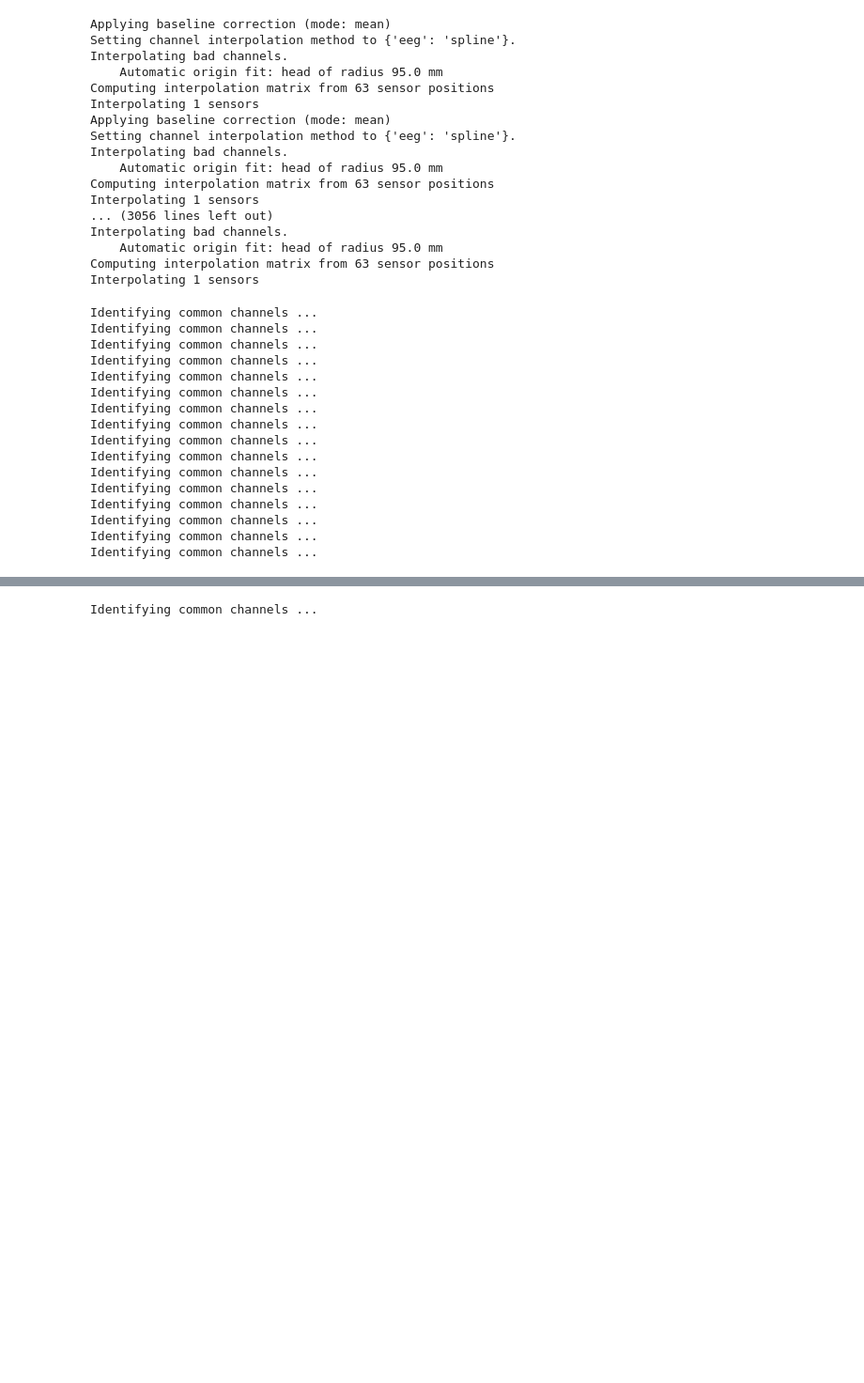
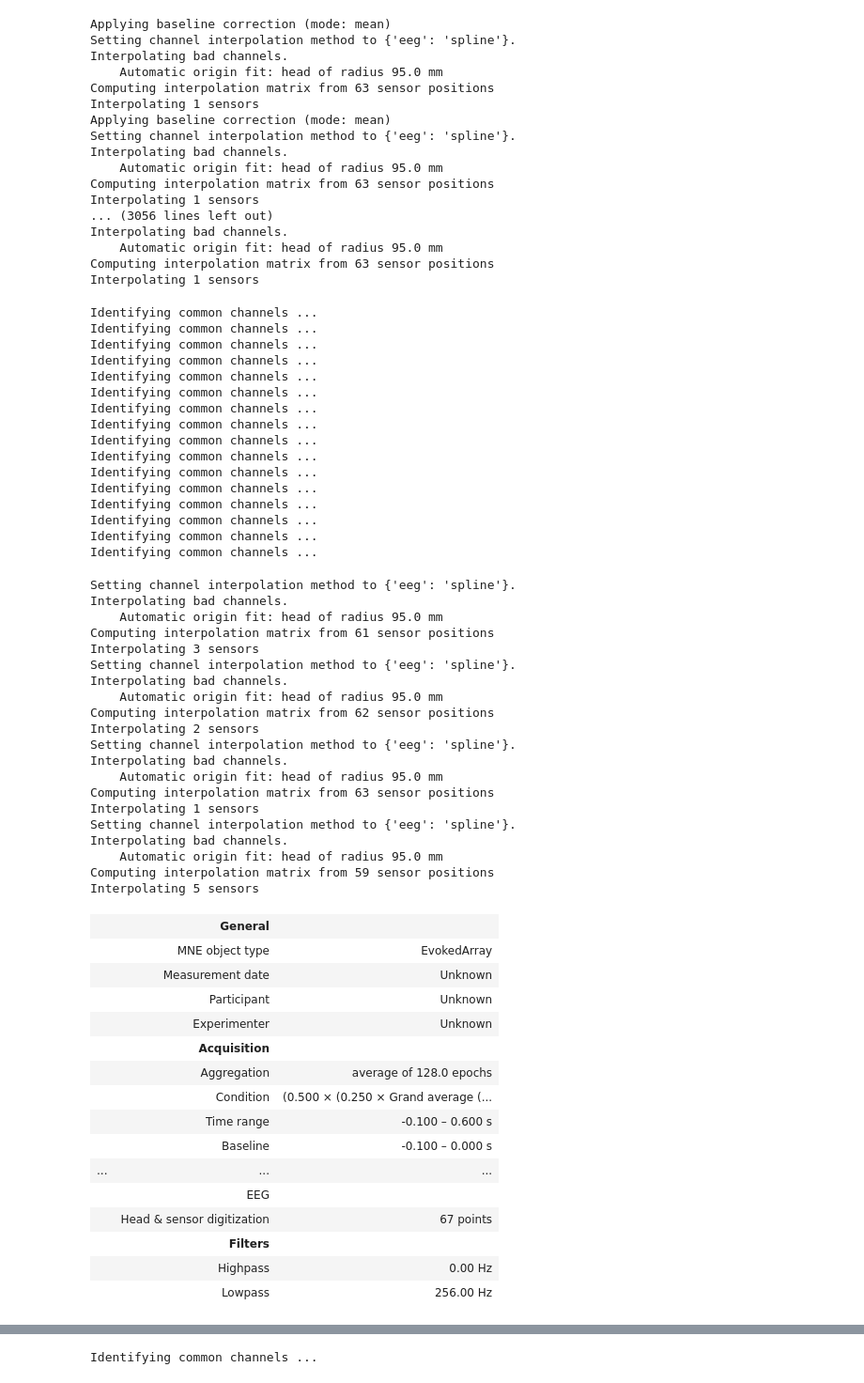
Before and after one commit to maxvanmigem/low-level-visual-prediction-processing, a Jupyter notebook: plotting/topography.ipynb, the cells around one changed output, grey strips where cells are left out. Shown at 94% size. Drawn from its saved outputs; the diff is of its cells as text; code cells hidden in the pictures; blank space fills up the shorter version.

```diff
--- a/plotting/topography.ipynb
+++ b/plotting/topography.ipynb
@@ -162 +194,63 @@ diff_cd = mne.combine_evoked([c,d],weights=[1,-1])
+# %%
+rot_areg = mne.combine_evoked([a1,b1,c1,d1],weights='nave')
+rot_aodd = mne.combine_evoked([a2,b2,c2,d2],weights='nave')
+ori_areg = mne.combine_evoked([a1a,b1a,c1a,d1a],weights='nave')
+ori_aodd = mne.combine_evoked([a2a,b2a,c2a,d2a],weights='nave')
+
+diff_rot_a = mne.combine_evoked([rot_areg,rot_aodd],weights=[1,-1])
+diff_ori_a = mne.combine_evoked([ori_areg,ori_aodd],weights=[1,-1])
+
+a_reg = mne.combine_evoked([rot_areg,ori_areg],weights='nave')
+a_odd = mne.combine_evoked([rot_aodd,ori_aodd],weights='nave')
+
+diff_a = mne.combine_evoked([a_reg,a_odd],weights=[1,-1])
+# %%
+diff.info['bads'] = ['T7','AF7','Fp1']
+diff.interpolate_bads(reset_bads=True)
+
+diff_all.info['bads'] = ['T7','FT7']
+diff_all.interpolate_bads(reset_bads=True)
+
+diff_ori_a.info['bads'] = ['FT7']
+diff_ori_a.interpolate_bads(reset_bads=True)
+
+diff_a.info['bads'] = ['TP7','T7','FT7','AF7','Fp1']
+diff_a.interpolate_bads(reset_bads=True)
+# %% [output]
+Setting channel interpolation method to {'eeg': 'spline'}.
+Interpolating bad channels.
+    Automatic origin fit: head of radius 95.0 mm
+Computing interpolation matrix from 61 sensor positions
+Interpolating 3 sensors
+Setting channel interpolation method to {'eeg': 'spline'}.
+Interpolating bad channels.
+    Automatic origin fit: head of radius 95.0 mm
+Computing interpolation matrix from 62 sensor positions
+Interpolating 2 sensors
+Setting channel interpolation method to {'eeg': 'spline'}.
+Interpolating bad channels.
+    Automatic origin fit: head of radius 95.0 mm
+Computing interpolation matrix from 63 sensor positions
+Interpolating 1 sensors
+Setting channel interpolation method to {'eeg': 'spline'}.
+Interpolating bad channels.
+    Automatic origin fit: head of radius 95.0 mm
+Computing interpolation matrix from 59 sensor positions
+Interpolating 5 sensors
+|  | General |  |
+|  | MNE object type | EvokedArray |
+|  | Measurement date | Unknown |
+|  | Participant | Unknown |
+|  | Experimenter | Unknown |
+|  | Acquisition |  |
+|  | Aggregation | average of 128.0 epochs |
+|  | Condition | (0.500 × (0.250 × Grand average (... |
+|  | Time range | -0.100 – 0.600 s |
+|  | Baseline | -0.100 – 0.000 s |
+| ... | ... | ... |
+|  | EEG |  |
+|  | Head & sensor digitization | 67 points |
+|  | Filters |  |
+|  | Highpass | 0.00 Hz |
+|  | Lowpass | 256.00 Hz |
 # %%
```
Also changed, not shown: parts of 4 cells of this notebook, 9 other files.
